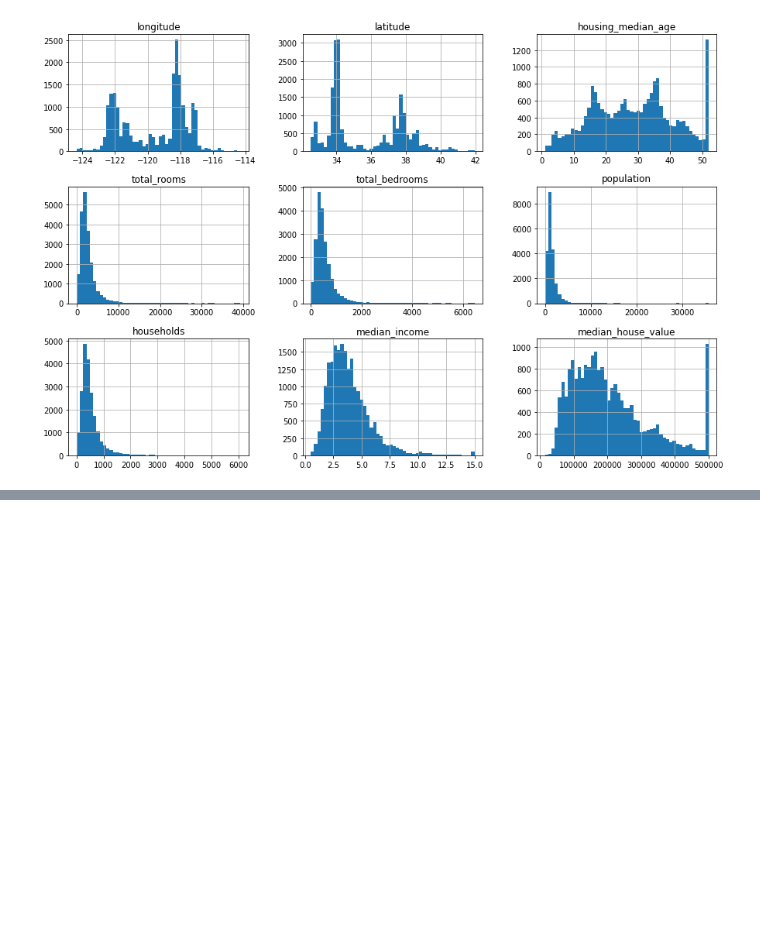
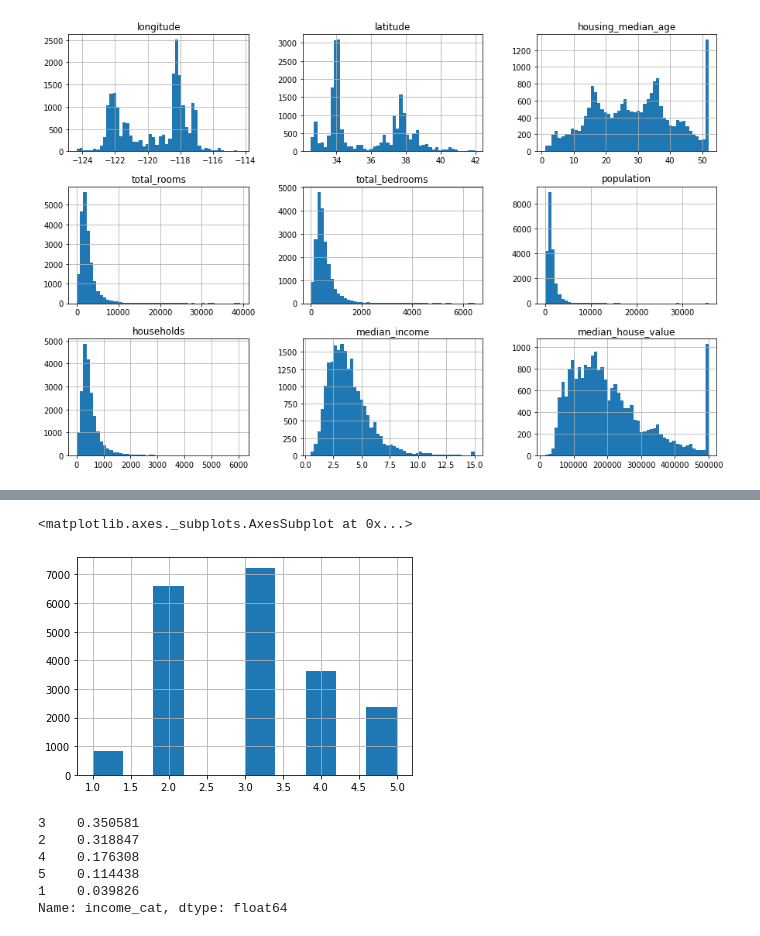
Before and after one commit to gkjunior/machine_learning_sklearn_keras_tf2, a Jupyter notebook: 00_Zweite_erste_schritte.ipynb, the cells around one changed output, grey strips where cells are left out. Saved outputs shown, nothing was run; the diff lists cells and outputs as text; code cells hidden in the pictures; blank space fills up the shorter version.

```diff
--- a/00_Zweite_erste_schritte.ipynb
+++ b/00_Zweite_erste_schritte.ipynb
@@ -127,0 +220,26 @@ plt.show()
+# %%
+# Verteilung sieht gut aus aber nicht stratifiziert : daher vorher stratifizieren:
+# Buch sagt:
+# Kategorien anhand des Median_incomes erstellen, Klassieren nach 1-5: min 1; max 5
+# dazu ein groupby describe auf den median income um sich die Werte besser anzugucken.
+# Dann ein stratset bilden und die verteilung prüfen:
+
+
+housing["income_cat"] = pd.cut(housing["median_income"],
+                               bins = [0.,1.5,3.0,4.5,6.,np.inf],
+                               labels = [1,2,3,4,5])
+
+housing["income_cat"].hist()
+# %% [output]
+<matplotlib.axes._subplots.AxesSubplot at 0x...>
+[figure, added]
+# %%
+# Anteile:
+housing["income_cat"].value_counts()/ len(housing["income_cat"])
+# %% [output]
+3    0.350581
+2    0.318847
+4    0.176308
+5    0.114438
+1    0.039826
+Name: income_cat, dtype: float64
```
Also changed, not shown: parts of 17 cells of this notebook.
